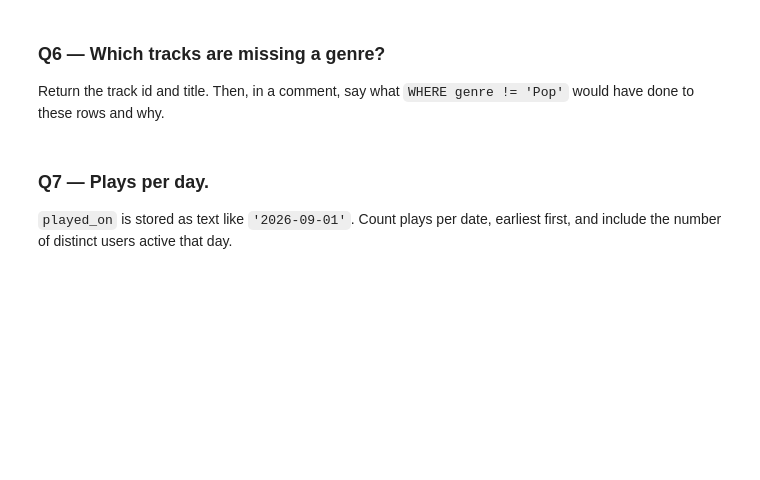
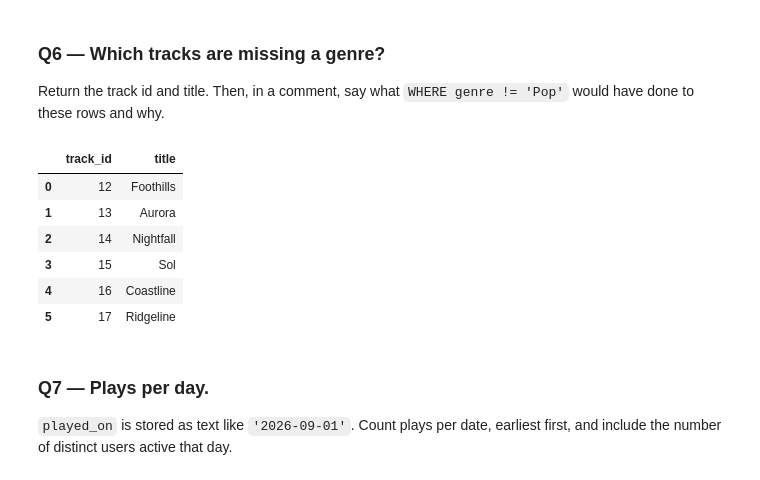
Before and after one commit to yilinw762/ds2002-fa26, a Jupyter notebook: notebooks/02-sql-databases/2026_09_11_—_SQL_Challenge_Set_—_Lab.ipynb, the cells around one changed output. Drawn from its saved outputs; the diff is of its cells as text; code cells hidden in the pictures; blank space fills up the shorter version.

```diff
--- a/notebooks/02-sql-databases/2026_09_11_—_SQL_Challenge_Set_—_Lab.ipynb
+++ b/notebooks/02-sql-databases/2026_09_11_—_SQL_Challenge_Set_—_Lab.ipynb
@@ -91,3 +136,18 @@ q('''
+# %%
+q('''
+SELECT track_id, title
+FROM tracks
+WHERE genre != 'Pop'
+''')
+# this will return teh track id and title of the tracks that are not "Pop"
+# %% [output]
+|  | track_id | title |
+| 0 | 12 | Foothills |
+| 1 | 13 | Aurora |
+| 2 | 14 | Nightfall |
+| 3 | 15 | Sol |
+| 4 | 16 | Coastline |
+| 5 | 17 | Ridgeline |
 # %% [markdown]
 ### Q7 — Plays per day.
 
```
Also changed, not shown: parts of 17 cells of this notebook.
